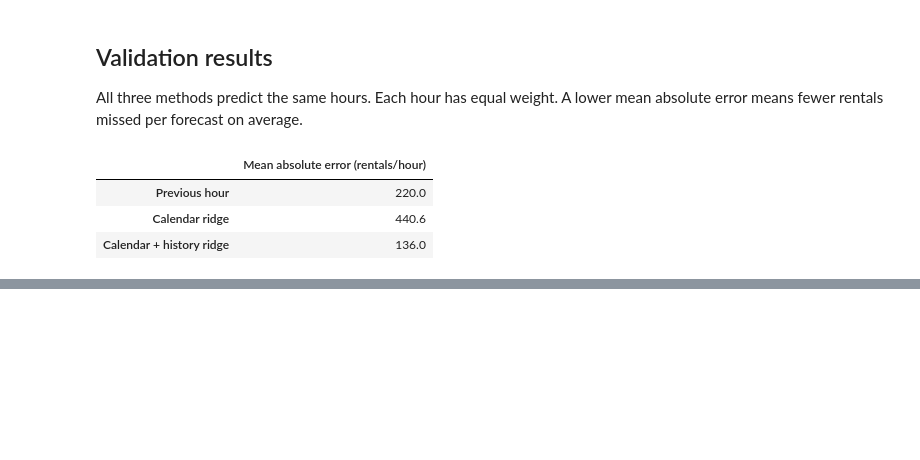
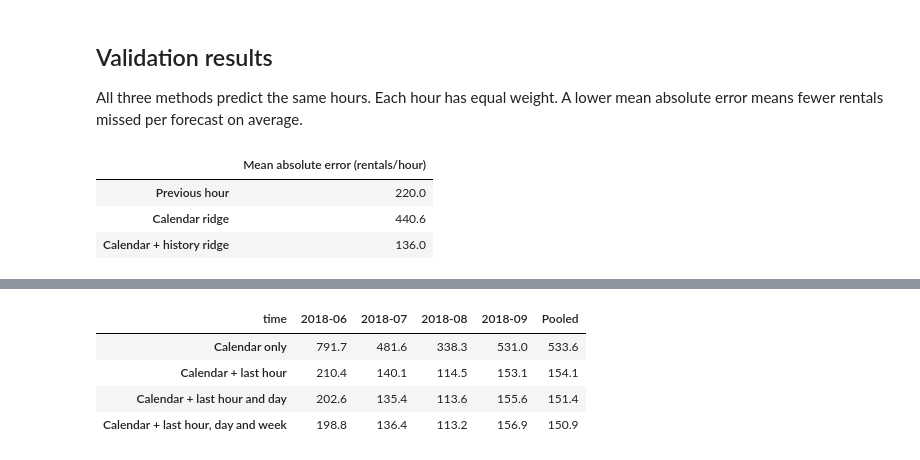
Before and after one commit to daidaibunny/258, a Jupyter notebook: seoul_bike_demand.ipynb, the cells around one changed output, grey strips where cells are left out. Drawn from its saved outputs; the diff is of its cells as text; code cells hidden in the pictures; blank space fills up the shorter version.

```diff
--- a/seoul_bike_demand.ipynb
+++ b/seoul_bike_demand.ipynb
@@ -160,0 +163,33 @@ On validation, adding the three historical counts reduced mean absolute error fr
+# %%
+lag_sets = {
+	"Calendar only": [],
+	"Calendar + last hour": ["lag_1h"],
+	"Calendar + last hour and day": ["lag_1h", "lag_24h"],
+	"Calendar + last hour, day and week": lag_features,
+}
+development = pd.concat([train, valid])
+monthly_errors = []
+for start in pd.date_range("2018-06-01", "2018-09-01", freq="MS"):
+	end = start + pd.offsets.MonthBegin(1)
+	past = development.loc[development.index < start]
+	month = development.loc[(development.index >= start) & (development.index < end)]
+	assert past.index.max() < month.index.min()
+	errors = pd.DataFrame(index=month.index)
+	for label, lags in lag_sets.items():
+		model = rental_model(lags)
+		model.fit(past[predictors], past["rentals"])
+		forecast = np.maximum(0, model.predict(month[predictors]))
+		errors[label] = (month["rentals"] - forecast).abs()
+	monthly_errors.append(errors)
+
+rolling_errors = pd.concat(monthly_errors)
+month_labels = pd.DatetimeIndex(rolling_errors.index).strftime("%Y-%m")
+monthly_mae = rolling_errors.groupby(month_labels).mean().T
+monthly_mae["Pooled"] = rolling_errors.mean()
+monthly_mae.round(1)
+# %% [output]
+| time | 2018-06 | 2018-07 | 2018-08 | 2018-09 | Pooled |
+| Calendar only | 791.7 | 481.6 | 338.3 | 531.0 | 533.6 |
+| Calendar + last hour | 210.4 | 140.1 | 114.5 | 153.1 | 154.1 |
+| Calendar + last hour and day | 202.6 | 135.4 | 113.6 | 155.6 | 151.4 |
+| Calendar + last hour, day and week | 198.8 | 136.4 | 113.2 | 156.9 | 150.9 |
```
Also changed, not shown: parts of 6 cells of this notebook, 3 other files.
